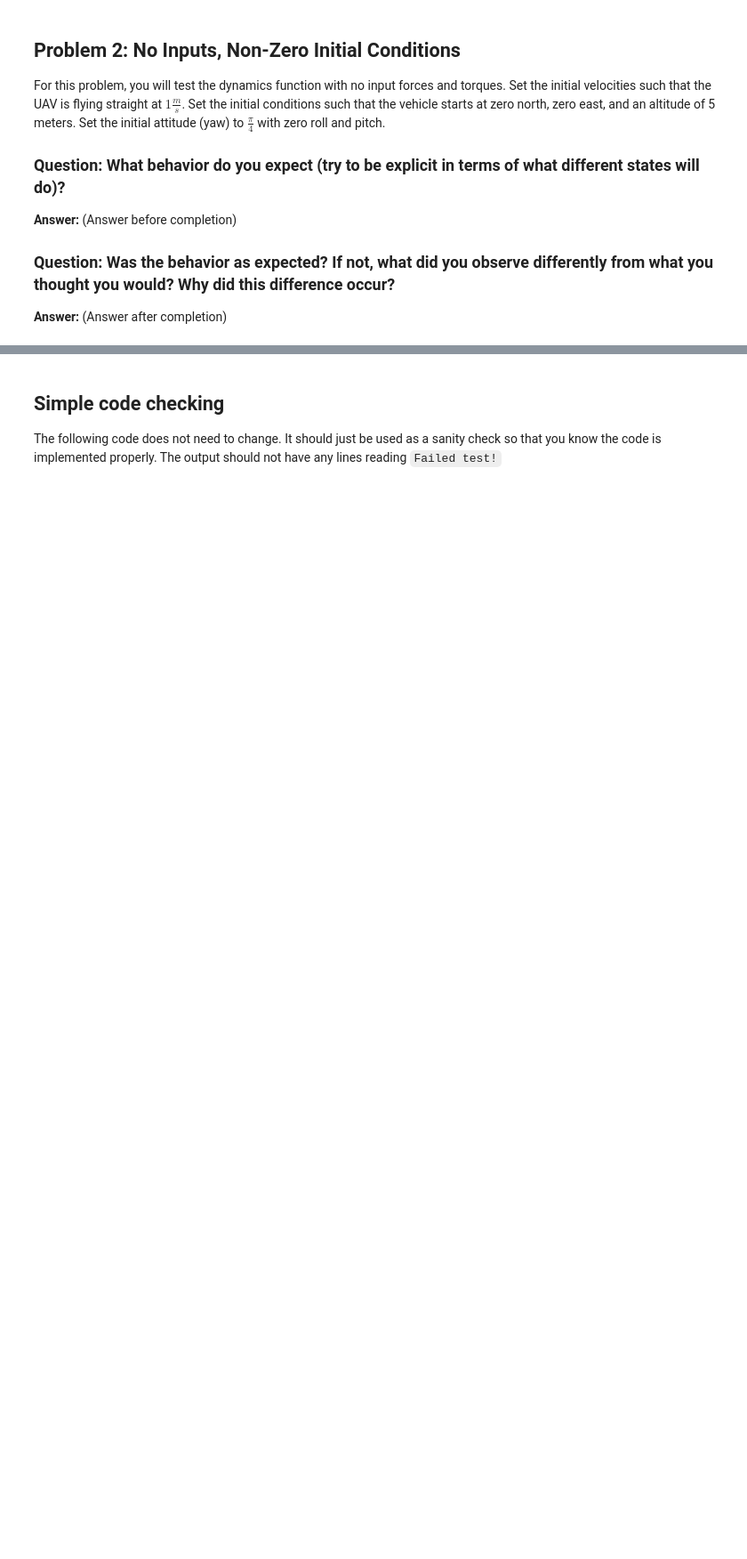
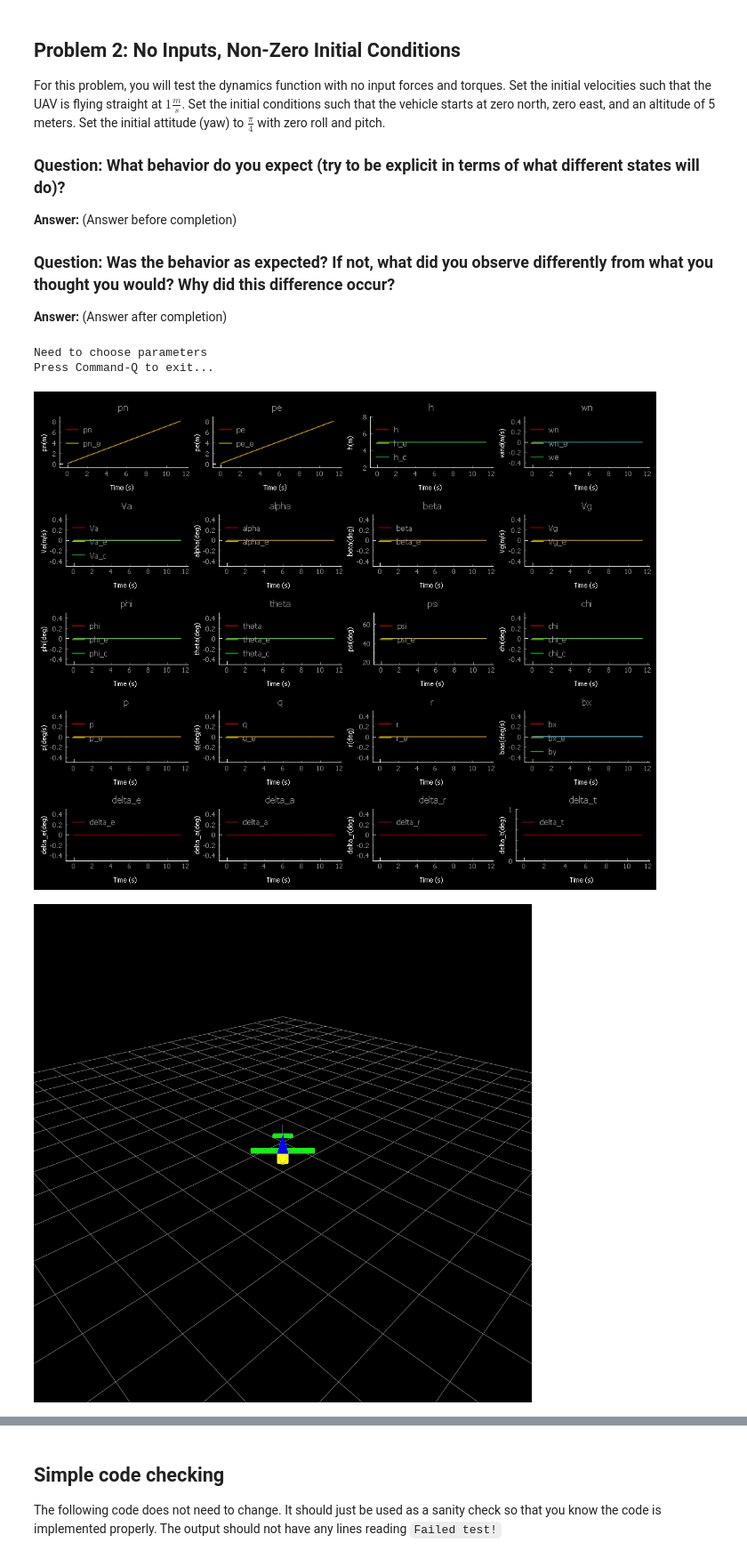
Before and after one commit to Rocketman-1969/MAE5330, a Jupyter notebook: mavsim_python/usu_assignments/ch03_dynamics.ipynb, the cells around one changed output, grey strips where cells are left out. Shown at 89% size. Saved outputs shown, nothing was run; the diff lists cells and outputs as text; code cells hidden in the pictures; blank space fills up the shorter version.

```diff
--- a/mavsim_python/usu_assignments/ch03_dynamics.ipynb
+++ b/mavsim_python/usu_assignments/ch03_dynamics.ipynb
@@ -73,13 +70,20 @@ For this problem, you will test the dynamics function with no input forces and t
 # %%
 # Initialize the simulation parameters
 sim_params = MsgSimParams(end_time=20.) # Sim ending in 10 seconds
 state = DynamicState(state=np.zeros([13,1])) # State initialized to zeros
-state.set_attitude_euler(0., 0., 0.)
+state.set_attitude_euler(0., 0., np.pi/4.)
 fm = ForceMoments(force_moment=np.zeros([6,1])) # Set all forces equal to zero
 print('Need to choose parameters')
+state.u=1.
+state.down=-5.
 
 # Run the simulation and display the data
 run_sim_and_display(sim_params, state, fm)
+# %% [output]
+Need to choose parameters
+Press Command-Q to exit...
+[figure, added]
+[figure, added]
 # %% [markdown]
 ## Problem 3: No Inputs, Non-Zero Initial Rotational Velocities
 For this problem, you will test the dynamics function with no input forces and torques, but with initial rotational velocities. Set the initial velocities such that the UAV is at rest. Set the initial conditions such that the vehicle starts at zero north, zero east, and an altitude of 5 meters.  Set the initial attitude (yaw) to $\frac{\pi}{4}$ with zero roll and pitch. Set the initial roll rate to $0.5$ 0.5 rad/s.
```
Also changed, not shown: parts of 6 cells of this notebook, 2 other files.
